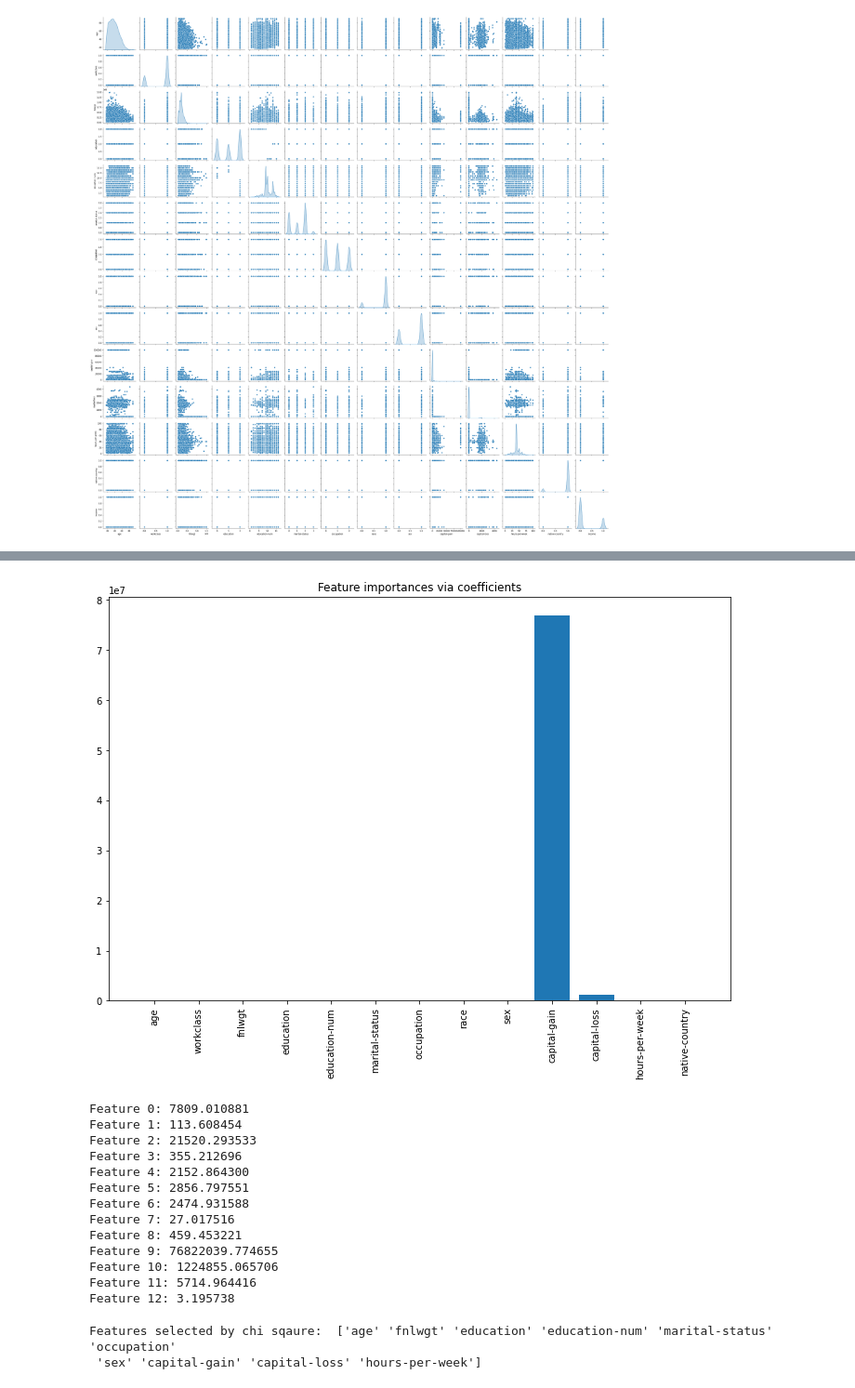
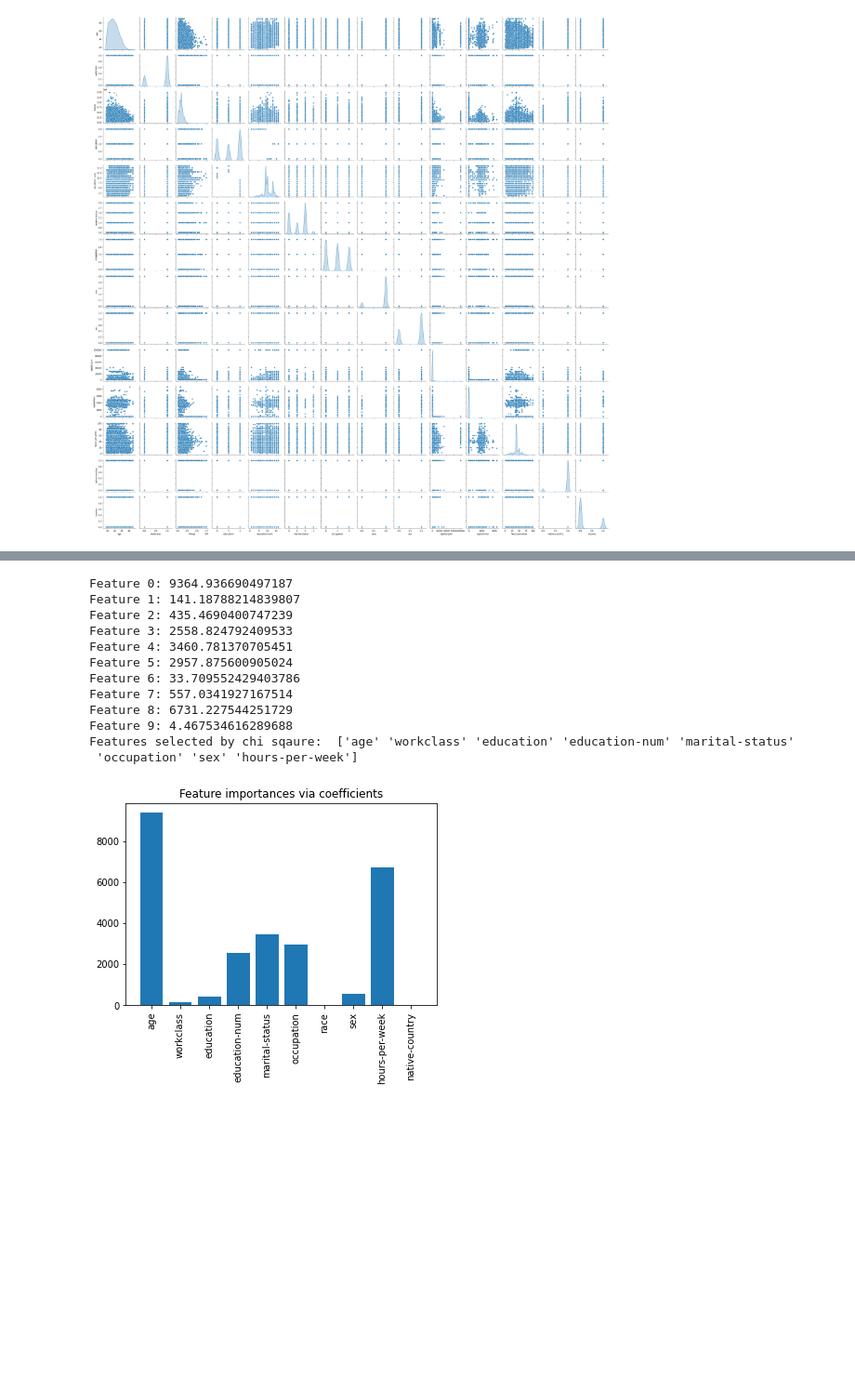
Before and after one commit to Loay2122/Census-Income-Data-Classification, a Jupyter notebook: MachineLearningProject.ipynb, the cells around one changed output, grey strips where cells are left out. Shown at 93% size. Saved outputs shown, nothing was run; the diff lists cells and outputs as text; code cells hidden in the pictures; blank space fills up the shorter version.

```diff
--- a/MachineLearningProject.ipynb
+++ b/MachineLearningProject.ipynb
@@ -520,36 +569,33 @@ x_train.head()
-# %%
-# something is wrong here
-fs = SelectKBest(score_func=chi2, k='all')
-fs.fit(x_train, y_train)
-x_train_fs = fs.transform(x_train)
-x_test_fs = fs.transform(x_test)
-plt.bar(height=fs.scores_, x=feature_names)
-plt.title("Feature importances via coefficients")
-plt.xticks(rotation = 90)
-plt.show()
-for i in range(len(fs.scores_)):
-    print('Feature %d: %f' % (i, fs.scores_[i]))
-# %% [output]
-[figure, removed]
-Feature 0: 7809.010881
-Feature 1: 113.608454
-Feature 2: 21520.293533
-Feature 3: 355.212696
-Feature 4: 2152.864300
-Feature 5: 2856.797551
-Feature 6: 2474.931588
-Feature 7: 27.017516
-Feature 8: 459.453221
-Feature 9: 76822039.774655
-Feature 10: 1224855.065706
-Feature 11: 5714.964416
-Feature 12: 3.195738
-# %%
-fs = SelectKBest(score_func=chi2, k=10)
-fs.fit(x_train, y_train)
-x_train_fs = fs.transform(x_train)
-x_test_fs = fs.transform(x_test)
-print("Features selected by chi sqaure: ", fs.get_feature_names_out())
-# %% [output]
-Features selected by chi sqaure:  ['age' 'fnlwgt' 'education' 'education-num' 'marital-status' 'occupation'
- 'sex' 'capital-gain' 'capital-loss' 'hours-per-week']
+# %%
+# Select 8 best features
+selector = SelectKBest(score_func=chi2, k=8)
+
+# Fit the selector to the training data
+selector.fit(x_train, y_train)
+
+# Get the selected features
+selected_features = selector.transform(x_train)
+
+# Print the scores of each feature
+for i, score in enumerate(selector.scores_):
+    print(f'Feature {i}: {score}')
+
+print("Features selected by chi sqaure: ", selector.get_feature_names_out())
+plt.bar(height=selector.scores_, x=feature_names)
+plt.title("Feature importances via coefficients")
+plt.xticks(rotation = 90)
+plt.show()
+# %% [output]
+Feature 0: 9364.936690497187
+Feature 1: 141.18788214839807
+Feature 2: 435.4690400747239
+Feature 3: 2558.824792409533
+Feature 4: 3460.781370705451
+Feature 5: 2957.875600905024
+Feature 6: 33.709552429403786
+Feature 7: 557.0341927167514
+Feature 8: 6731.227544251729
+Feature 9: 4.467534616289688
+Features selected by chi sqaure:  ['age' 'workclass' 'education' 'education-num' 'marital-status'
+ 'occupation' 'sex' 'hours-per-week']
+[figure, added]
```
Also changed, not shown: parts of 20 cells of this notebook.
